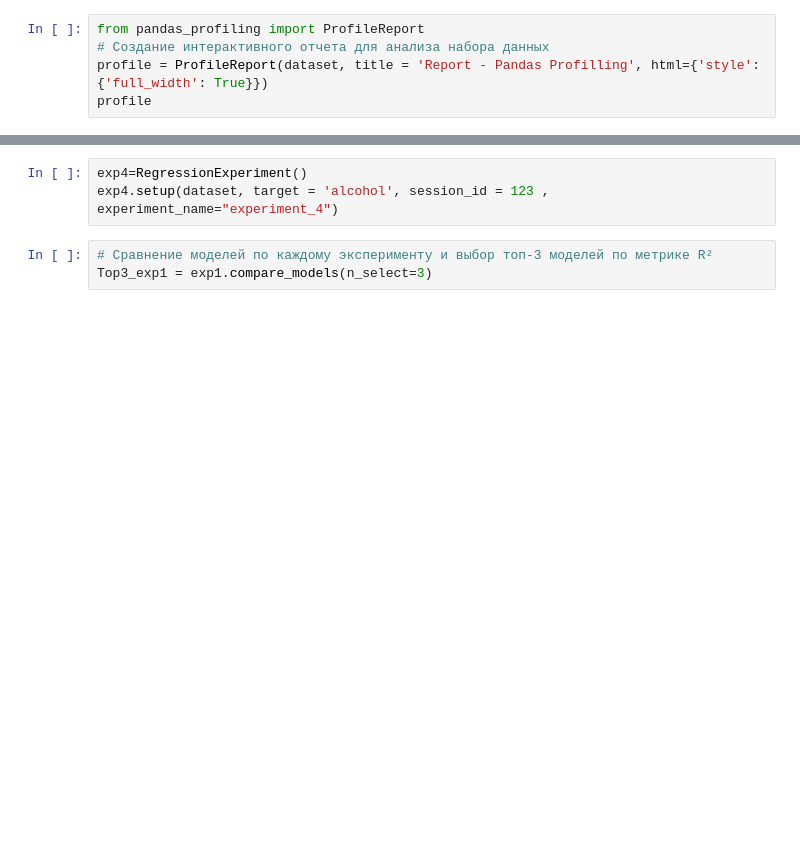
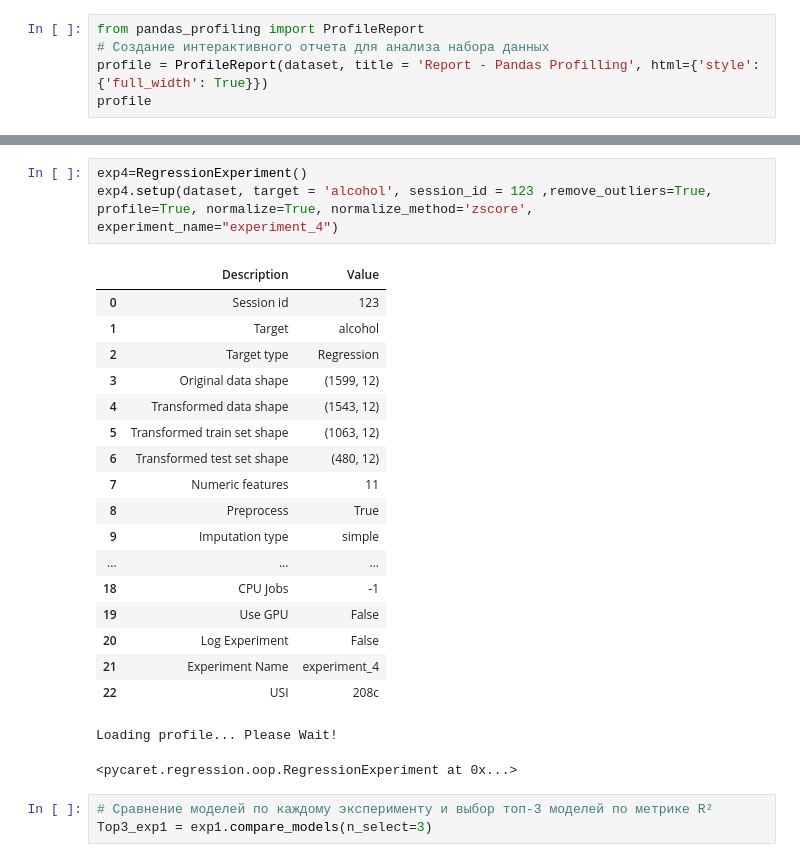
Before and after one commit to villareal593/red-wine, a Jupyter notebook: untitled5.ipynb, the cells around one changed output, grey strips where cells are left out. Cells and saved outputs as stored; diff of their text form; blank space fills up the shorter version.

```diff
--- a/untitled5.ipynb
+++ b/untitled5.ipynb
@@ -213,6 +215,26 @@ exp3.setup(dataset, ignore_features="quality", target = 'alcohol', session_id =
 # %%
 exp4=RegressionExperiment()
-exp4.setup(dataset, target = 'alcohol', session_id = 123 , experiment_name="experiment_4")
+exp4.setup(dataset, target = 'alcohol', session_id = 123 ,remove_outliers=True, profile=True, normalize=True, normalize_method='zscore', experiment_name="experiment_4")
+# %% [output]
+|  | Description | Value |
+| 0 | Session id | 123 |
+| 1 | Target | alcohol |
+| 2 | Target type | Regression |
+| 3 | Original data shape | (1599, 12) |
+| 4 | Transformed data shape | (1543, 12) |
+| 5 | Transformed train set shape | (1063, 12) |
+| 6 | Transformed test set shape | (480, 12) |
+| 7 | Numeric features | 11 |
+| 8 | Preprocess | True |
+| 9 | Imputation type | simple |
+| ... | ... | ... |
+| 18 | CPU Jobs | -1 |
+| 19 | Use GPU | False |
+| 20 | Log Experiment | False |
+| 21 | Experiment Name | experiment_4 |
+| 22 | USI | 208c |
+Loading profile... Please Wait!
+<pycaret.regression.oop.RegressionExperiment at 0x...>
 # %%
 # Сравнение моделей по каждому эксперименту и выбор топ-3 моделей по метрике R²
 Top3_exp1 = exp1.compare_models(n_select=3)
```
Also changed, not shown: parts of 3 cells of this notebook.
